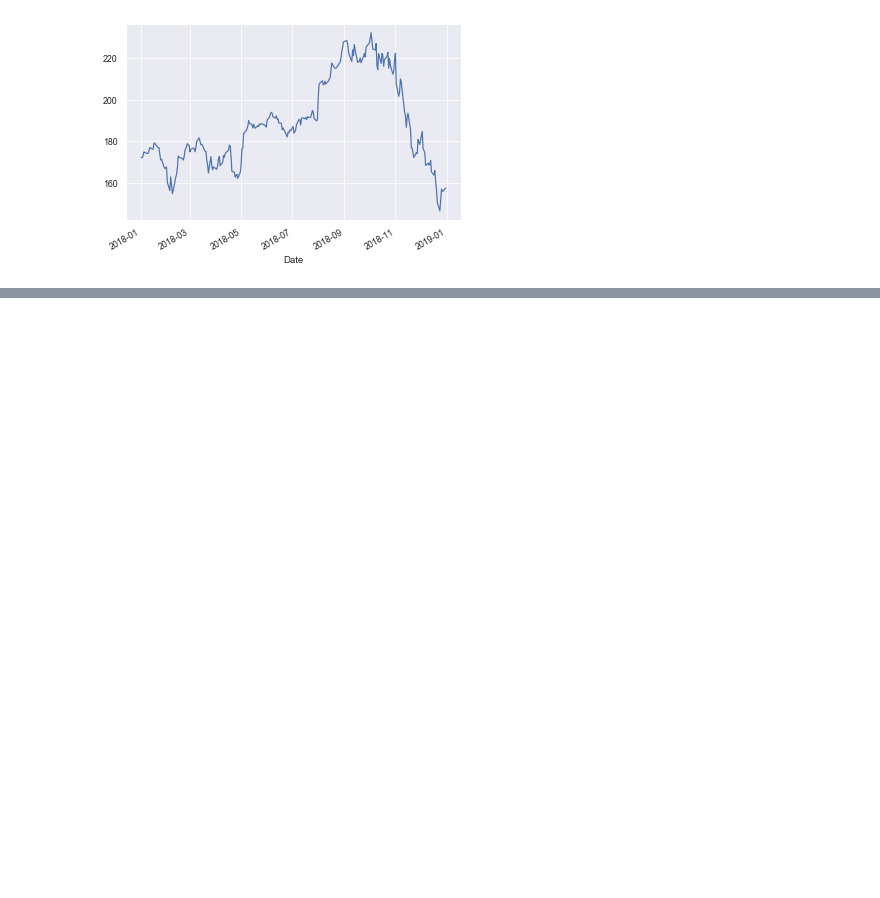
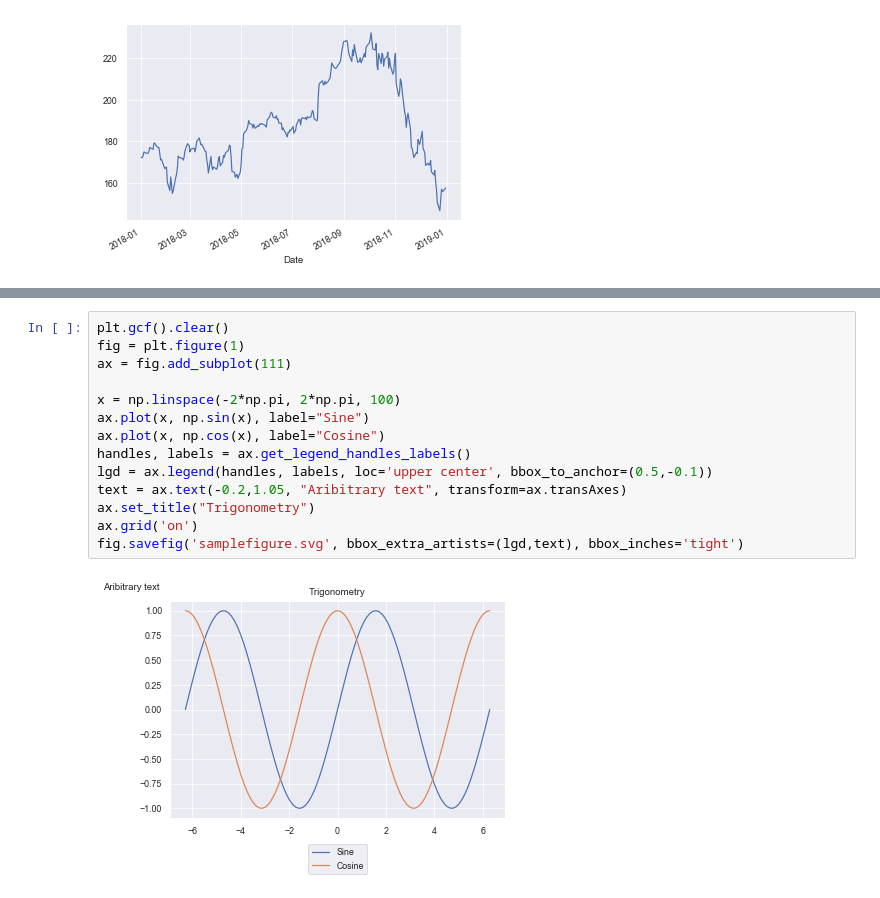
Before and after one commit to AaruranLog/rl-trading, a Jupyter notebook: data-study.ipynb, the cells around one changed output, grey strips where cells are left out. Drawn from its saved outputs; the diff is of its cells as text; blank space fills up the shorter version.

```diff
--- a/data-study.ipynb
+++ b/data-study.ipynb
@@ -264,0 +276,16 @@ web.DataReader('AAPL', "yahoo", start='2017-12-31', end='2018-12-31',
+# %%
+plt.gcf().clear()
+fig = plt.figure(1)
+ax = fig.add_subplot(111)
+
+x = np.linspace(-2*np.pi, 2*np.pi, 100)
+ax.plot(x, np.sin(x), label="Sine")
+ax.plot(x, np.cos(x), label="Cosine")
+handles, labels = ax.get_legend_handles_labels()
+lgd = ax.legend(handles, labels, loc='upper center', bbox_to_anchor=(0.5,-0.1))
+text = ax.text(-0.2,1.05, "Aribitrary text", transform=ax.transAxes)
+ax.set_title("Trigonometry")
+ax.grid('on')
+fig.savefig('samplefigure.svg', bbox_extra_artists=(lgd,text), bbox_inches='tight')
+# %% [output]
+[figure, added]
```
Also changed, not shown: parts of 3 cells of this notebook, 3 other files.
